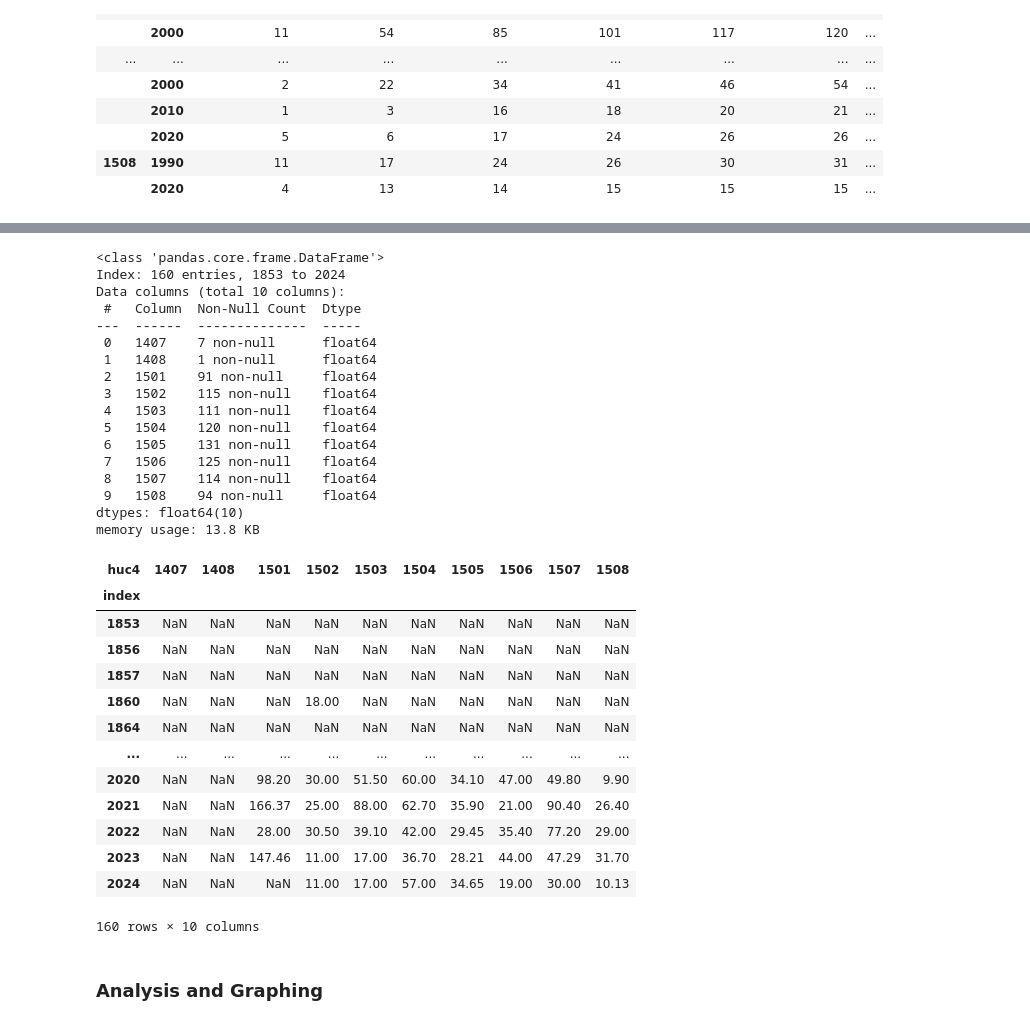
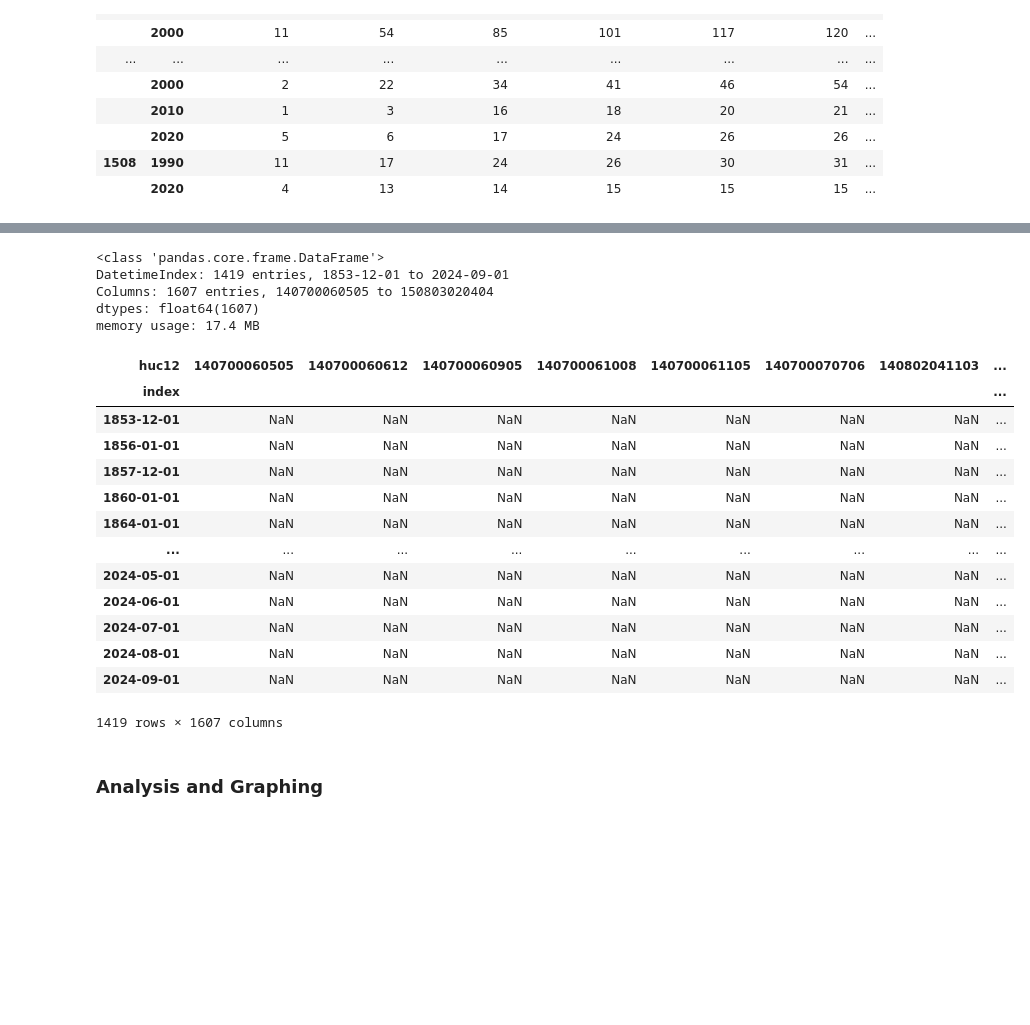
Before and after one commit to dtadych/Shallow_Groundwater_AZ, a Jupyter notebook: Code/FigureCreation/Spatial_Analysis.ipynb, the cells around one changed output, grey strips where cells are left out. Saved outputs shown, nothing was run; the diff lists cells and outputs as text; code cells hidden in the pictures; blank space fills up the shorter version.

```diff
--- a/Code/FigureCreation/Spatial_Analysis.ipynb
+++ b/Code/FigureCreation/Spatial_Analysis.ipynb
@@ -152,7 +152,7 @@ annual_db2.head()
 
 # filename_shapeile = 'georeg_reproject_fixed.shp'
 # filename_shapeile = '/flowlines_order4plus.shp'
-filename_shapeile = '/huc4flowlines_order3plus.shp'
+filename_shapeile = '/huc12flowlines_order3plus.shp'
 # filepath = os.path.join(shapepath, filename_shapeile)
 filepath = os.path.join(outputpath+filename_shapeile)
 shapefile = gp.read_file(filepath)
@@ -192,9 +192,9 @@ Datum: North American Datum 1983
 # %%
 # Define some things about your file
 
-StudyArea = "HUC4s"
+StudyArea = "HUC12s"
 # Naming_col = "Name"
-Naming_col = "huc4"
+Naming_col = "huc12"
 water_designation = swdom
 # %% [markdown]
 Before I do anything, we need to buffer our stream network to capture wells.  This should take about a minute, mostly for plotting.
@@ -296,7 +295,7 @@ static_geo
 # reg_list = static_geo[['Combo_ID', Naming_col+'_right','WELL_DEPTH','WELL_TYPE_']]
 
 # Use this or cities:
-reg_list = static_geo[['Combo_ID', Naming_col,'WELL_DEPTH','WELL_TYPE_']]
+reg_list = static_geo[['Combo_ID', Naming_col,'WELL_DEPTH','WELL_TYPE_','reachcode','fcode']]
 # reg_list
 
 # %% Converting Combo_ID to int
@@ -527,56 +529,53 @@ test
 # Grouping the appropriate column
 # combo_copy = combo.copy()
 combo_copy = test.copy()
-combo_copy = combo_copy.drop(['WELL_DEPTH','WELL_TYPE_','nan'],axis=1)
+combo_copy = combo_copy.drop(['WELL_DEPTH','WELL_TYPE_','nan','reachcode','fcode'],axis=1)
 # cat_wl = combo_copy.groupby([Naming_col+"_right"]).mean()
 cat_wl = combo_copy.groupby([Naming_col]).mean()
 cat_wl_median = combo_copy.groupby([Naming_col]).median()
 # %%
 # Clean up the dataframe for graphing
 # cat_wl2 = cat_wl.copy()
 cat_wl2 = cat_wl_median
 i = cat_wl2
 # del i['WELL_DEPTH']
 f = i.transpose()
 f.reset_index(inplace=True)
-f['index'] = pd.to_numeric(f['index'])
-f['index'] = f['index'].astype(int)
+# Do this bit if you're reading in months
+# Setting the date column to datetime
+f['index'] = pd.to_datetime(f['index'], format='%Y-%m')
+f['index'] = f['index'].dt.tz_localize(None)
+f
+
+# Do this bit if you're doing years
+# f['index'] = pd.to_numeric(f['index'])
+# f['index'] = f['index'].astype(int)
+
+
 f.set_index('index', inplace=True)
 f.info()
 cat_wl2 = f
 cat_wl2
 # %% [output]
 <class 'pandas.core.frame.DataFrame'>
-Index: 160 entries, 1853 to 2024
-Data columns (total 10 columns):
- #   Column  Non-Null Count  Dtype
----  ------  --------------  -----
- 0   1407    7 non-null      float64
- 1   1408    1 non-null      float64
- 2   1501    91 non-null     float64
- 3   1502    115 non-null    float64
- 4   1503    111 non-null    float64
- 5   1504    120 non-null    float64
- 6   1505    131 non-null    float64
- 7   1506    125 non-null    float64
- 8   1507    114 non-null    float64
- 9   1508    94 non-null     float64
-dtypes: float64(10)
-memory usage: 13.8 KB
+DatetimeIndex: 1419 entries, 1853-12-01 to 2024-09-01
+Columns: 1607 entries, 140700060505 to 150803020404
+dtypes: float64(1607)
+memory usage: 17.4 MB
-| huc4 | 1407 | 1408 | 1501 | 1502 | 1503 | 1504 | 1505 | 1506 | 1507 | 1508 |
-| index |  |  |  |  |  |  |  |  |  |  |
-| 1853 | NaN | NaN | NaN | NaN | NaN | NaN | NaN | NaN | NaN | NaN |
-| 1856 | NaN | NaN | NaN | NaN | NaN | NaN | NaN | NaN | NaN | NaN |
-| 1857 | NaN | NaN | NaN | NaN | NaN | NaN | NaN | NaN | NaN | NaN |
-| 1860 | NaN | NaN | NaN | 18.00 | NaN | NaN | NaN | NaN | NaN | NaN |
-| 1864 | NaN | NaN | NaN | NaN | NaN | NaN | NaN | NaN | NaN | NaN |
-| ... | ... | ... | ... | ... | ... | ... | ... | ... | ... | ... |
-| 2020 | NaN | NaN | 98.20 | 30.00 | 51.50 | 60.00 | 34.10 | 47.00 | 49.80 | 9.90 |
-| 2021 | NaN | NaN | 166.37 | 25.00 | 88.00 | 62.70 | 35.90 | 21.00 | 90.40 | 26.40 |
-| 2022 | NaN | NaN | 28.00 | 30.50 | 39.10 | 42.00 | 29.45 | 35.40 | 77.20 | 29.00 |
-| 2023 | NaN | NaN | 147.46 | 11.00 | 17.00 | 36.70 | 28.21 | 44.00 | 47.29 | 31.70 |
-| 2024 | NaN | NaN | NaN | 11.00 | 17.00 | 57.00 | 34.65 | 19.00 | 30.00 | 10.13 |
+| huc12 | 140700060505 | 140700060612 | 140700060905 | 140700061008 | 140700061105 | 140700070706 | 140802041103 | ... |
+| index |  |  |  |  |  |  |  | ... |
+| 1853-12-01 | NaN | NaN | NaN | NaN | NaN | NaN | NaN | ... |
+| 1856-01-01 | NaN | NaN | NaN | NaN | NaN | NaN | NaN | ... |
+| 1857-12-01 | NaN | NaN | NaN | NaN | NaN | NaN | NaN | ... |
+| 1860-01-01 | NaN | NaN | NaN | NaN | NaN | NaN | NaN | ... |
+| 1864-01-01 | NaN | NaN | NaN | NaN | NaN | NaN | NaN | ... |
+| ... | ... | ... | ... | ... | ... | ... | ... | ... |
+| 2024-05-01 | NaN | NaN | NaN | NaN | NaN | NaN | NaN | ... |
+| 2024-06-01 | NaN | NaN | NaN | NaN | NaN | NaN | NaN | ... |
+| 2024-07-01 | NaN | NaN | NaN | NaN | NaN | NaN | NaN | ... |
+| 2024-08-01 | NaN | NaN | NaN | NaN | NaN | NaN | NaN | ... |
+| 2024-09-01 | NaN | NaN | NaN | NaN | NaN | NaN | NaN | ... |
-160 rows × 10 columns
+1419 rows × 1607 columns
 # %% [markdown]
 ### Analysis and Graphing
 # %%
```
Also changed, not shown: parts of 34 cells of this notebook, 4 other files.
